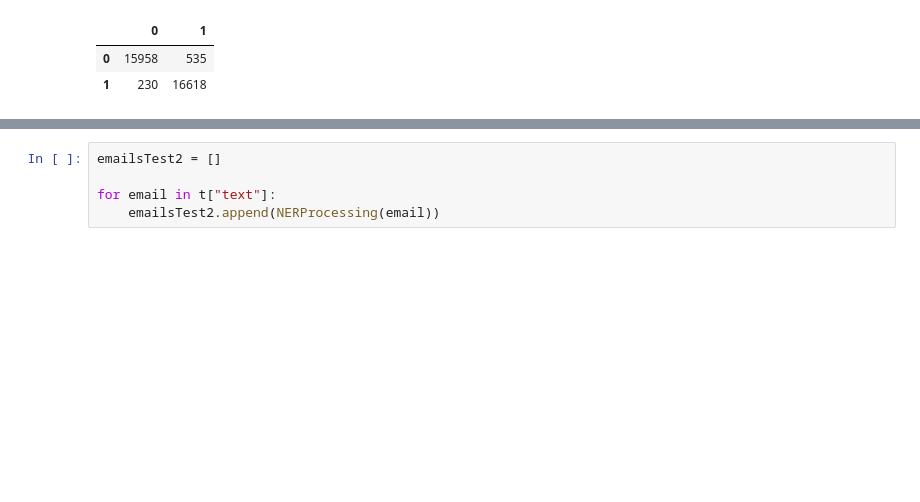
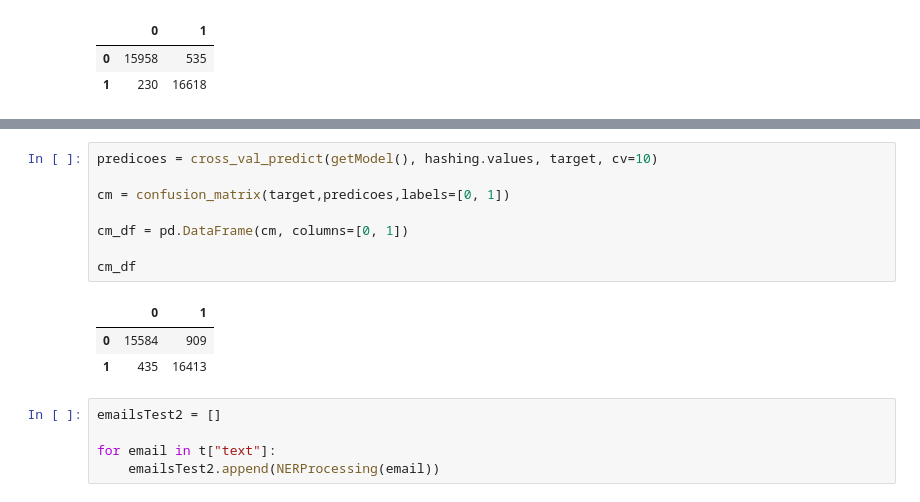
Before and after one commit to PlayerGhost/ciencia_de_dados_data_analysis, a Jupyter notebook: email_classificationTemp.ipynb, the cells around one changed output, grey strips where cells are left out. Drawn from its saved outputs; the diff is of its cells as text; blank space fills up the shorter version.

```diff
--- a/email_classificationTemp.ipynb
+++ b/email_classificationTemp.ipynb
@@ -393,3 +419,15 @@ cm_df
+# %%
+predicoes = cross_val_predict(getModel(), hashing.values, target, cv=10)
+
+cm = confusion_matrix(target,predicoes,labels=[0, 1])
+
+cm_df = pd.DataFrame(cm, columns=[0, 1])
+
+cm_df
+# %% [output]
+|  | 0 | 1 |
+| 0 | 15584 | 909 |
+| 1 | 435 | 16413 |
 # %%
 emailsTest2 = []
 
```
Also changed, not shown: parts of 4 cells of this notebook.
